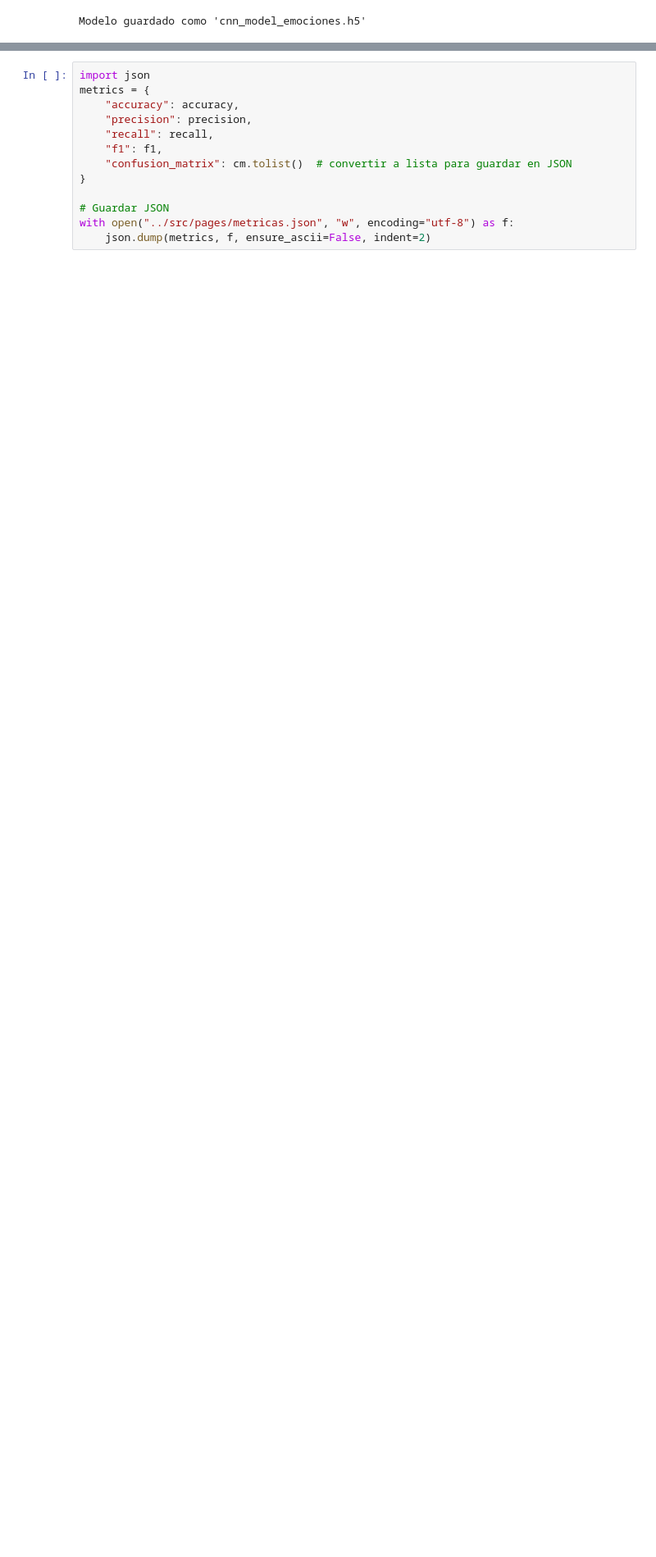
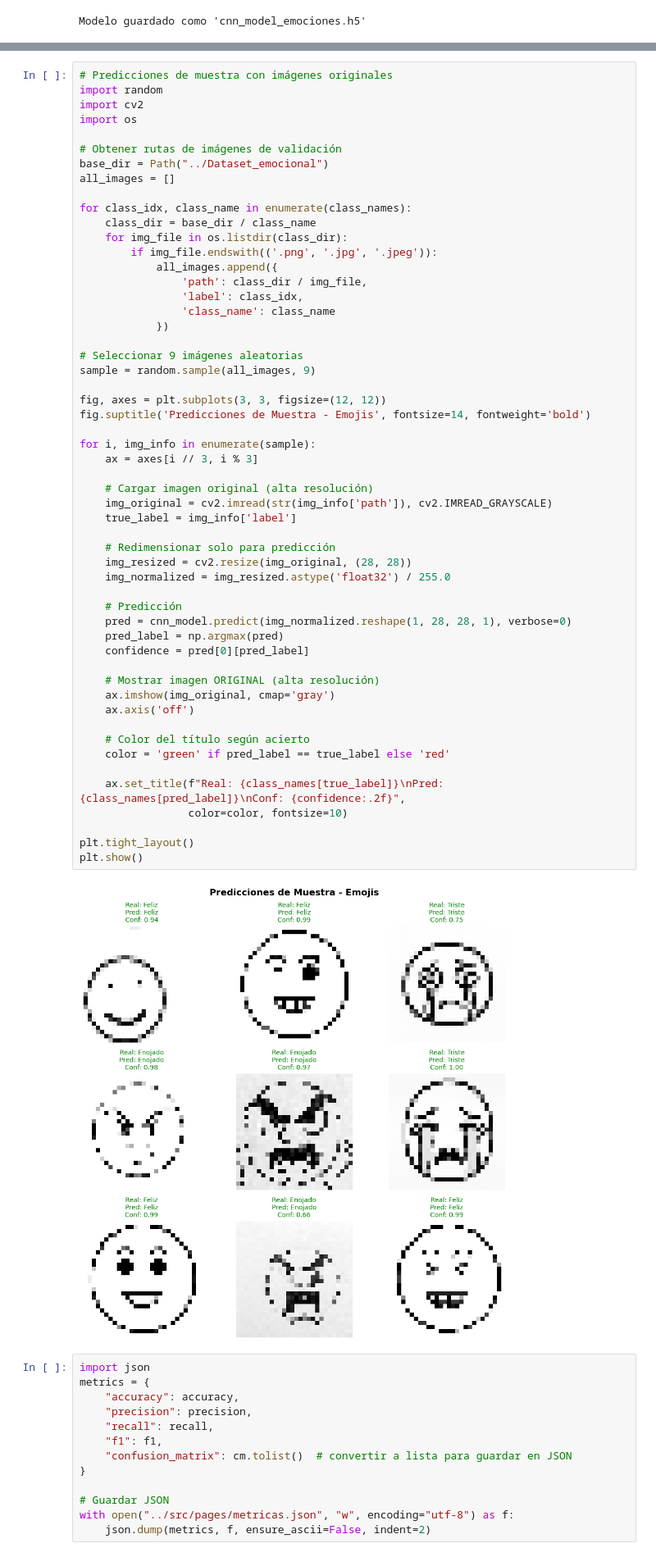
Before and after one commit to Zelxel-zx/Sentimental_emoji_classifier, a Jupyter notebook: modelo B/cnn_from_scratch.ipynb, the cells around one changed output, grey strips where cells are left out. Shown at 82% size. Cells and saved outputs as stored; diff of their text form; blank space fills up the shorter version.

```diff
--- a/modelo B/cnn_from_scratch.ipynb
+++ b/modelo B/cnn_from_scratch.ipynb
@@ -287,4 +290,60 @@ F1 Score (Balance):            0.9056
 ==================================================
+# %%
+# Predicciones de muestra con imágenes originales
+import random
+import cv2
+import os
+
+# Obtener rutas de imágenes de validación
+base_dir = Path("../Dataset_emocional")
+all_images = []
+
+for class_idx, class_name in enumerate(class_names):
+    class_dir = base_dir / class_name
+    for img_file in os.listdir(class_dir):
+        if img_file.endswith(('.png', '.jpg', '.jpeg')):
+            all_images.append({
+                'path': class_dir / img_file,
+                'label': class_idx,
+                'class_name': class_name
+            })
+
+# Seleccionar 9 imágenes aleatorias
+sample = random.sample(all_images, 9)
+
+fig, axes = plt.subplots(3, 3, figsize=(12, 12))
+fig.suptitle('Predicciones de Muestra - Emojis', fontsize=14, fontweight='bold')
+
+for i, img_info in enumerate(sample):
+    ax = axes[i // 3, i % 3]
+
+    # Cargar imagen original (alta resolución)
+    img_original = cv2.imread(str(img_info['path']), cv2.IMREAD_GRAYSCALE)
+    true_label = img_info['label']
+
+    # Redimensionar solo para predicción
+    img_resized = cv2.resize(img_original, (28, 28))
+    img_normalized = img_resized.astype('float32') / 255.0
+
+    # Predicción
+    pred = cnn_model.predict(img_normalized.reshape(1, 28, 28, 1), verbose=0)
+    pred_label = np.argmax(pred)
+    confidence = pred[0][pred_label]
+
+    # Mostrar imagen ORIGINAL (alta resolución)
+    ax.imshow(img_original, cmap='gray')
+    ax.axis('off')
+
+    # Color del título según acierto
+    color = 'green' if pred_label == true_label else 'red'
+
+    ax.set_title(f"Real: {class_names[true_label]}\nPred: {class_names[pred_label]}\nConf: {confidence:.2f}",
+                 color=color, fontsize=10)
+
+plt.tight_layout()
+plt.show()
+# %% [output]
+[figure, added]
 # %%
 import json
 metrics = {
```
Also changed, not shown: parts of 8 cells of this notebook, 4 other files.
